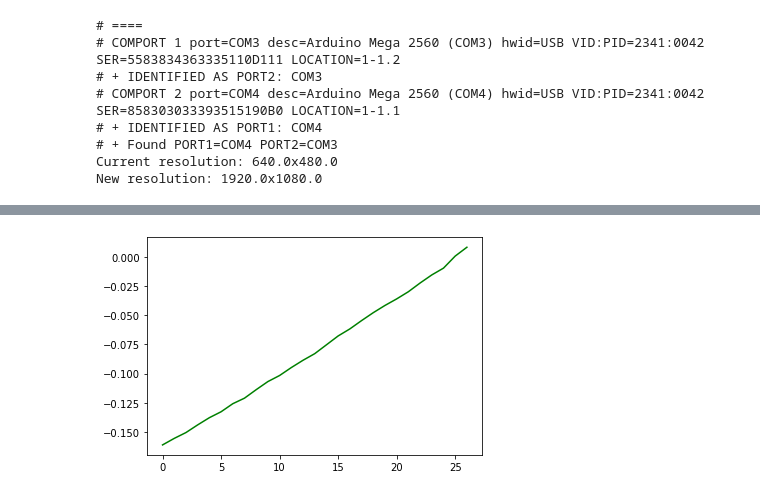
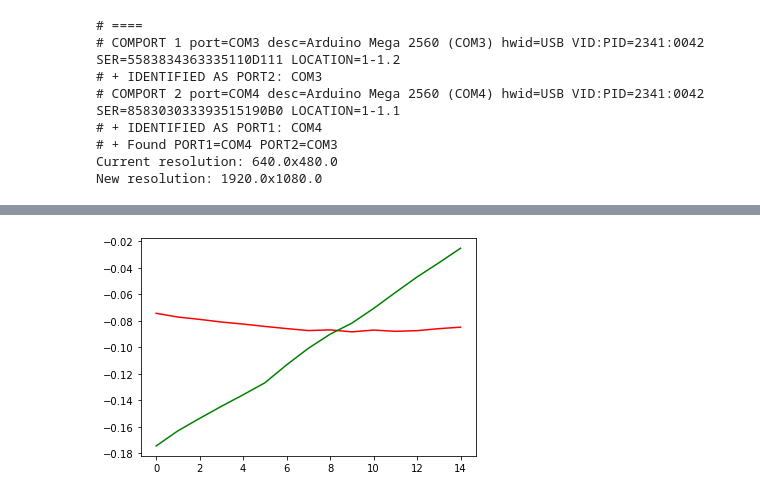
Before and after one commit to mediamead/oneroid, a Jupyter notebook: ipynb/sweep-1x.ipynb, the cells around one changed output, grey strips where cells are left out. Drawn from its saved outputs; the diff is of its cells as text; code cells hidden in the pictures.

```diff
--- a/ipynb/sweep-1x.ipynb
+++ b/ipynb/sweep-1x.ipynb
@@ -97,3 +134,0 @@ vr last_phi: 0.397935
-# %%
-img, _, _, _, _ = vr.getHeadcam()
-plt.imshow(img)
@@ -196,6 +197,3 @@ rr = PhyRobot()
 # + Found PORT1=COM4 PORT2=COM3
 Current resolution: 640.0x480.0
 New resolution: 1920.0x1080.0
-# %%
-phixs = np.arange(0.22, 0.31, 0.002)
-phixs.shape
@@ -204,9 +200,10 @@ phixs.shape
 # %%
-def rr_sweep(phixs):
+def rr_sweep():
+    PHIX_LOW, PHIX_HIGH = 0.22, 0.31
+    DPHI = (PHIX_HIGH - PHIX_LOW) / 25
+    phixs = np.arange(PHIX_LOW, PHIX_HIGH+DPHI, DPHI)
+
     phiss, tvecs, rvecs = [], [], []
-
-    PHIX_LOW, PHIX_HIGH = np.pi/12, np.pi/6
-    DPHI = (PHIX_HIGH - PHIX_LOW) / 25
 
     first_phi, last_phi = None, None
     vpose = Pose(rr.W, rr.H, '../phy/cal.npz', rr.D)
@@ -238,8 +235,8 @@ def rr_sweep(phixs):
 
             evec = rodrigues_to_euler_angles(rvec)
             print("evec1=%s" % evec[1])
-            if evec[1] > 0:
-                break
+            #if evec[1] > 0:
+            #    break
 
     print("rr last_phi: %s" % last_phi)
 
@@ -249,6 +246,6 @@ def rr_sweep(phixs):
 
     return phiss, tvecs, rvecs
 # %%
-r_phiss, r_tvecs, r_rvecs = rr_sweep(phixs)
+r_phiss, r_tvecs, r_rvecs = rr_sweep()
 r_tvecds = np.sqrt(np.sum(np.square(r_tvecs), axis=1)).ravel()
 # %% [output]
@@ -302,7 +303,6 @@ r_evecs=np.array(r_evecs)
 # %%
-#_ = plt.plot(r_evecs[:,0], 'r', r_evecs[:,1], 'g', r_evecs[:,2], 'b', )
-_ = plt.plot(r_evecs[:,1], 'g')
+_ = plt.plot(r_evecs[:,0], 'r', r_evecs[:,1], 'g')
 # %% [output]
-[figure, old version]
+[figure, new version]
 # %%
 rr.home()
```
Also changed, not shown: parts of 29 cells of this notebook.
